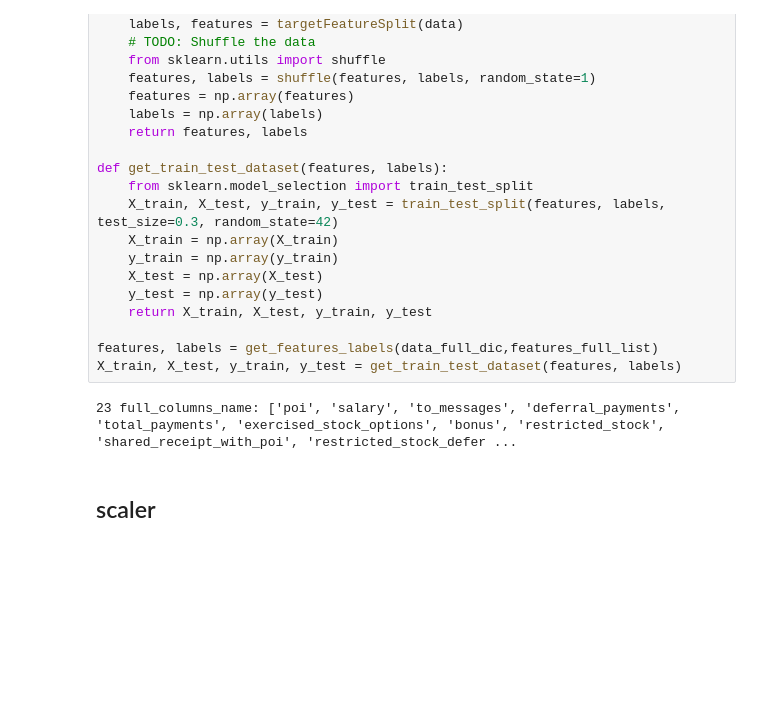
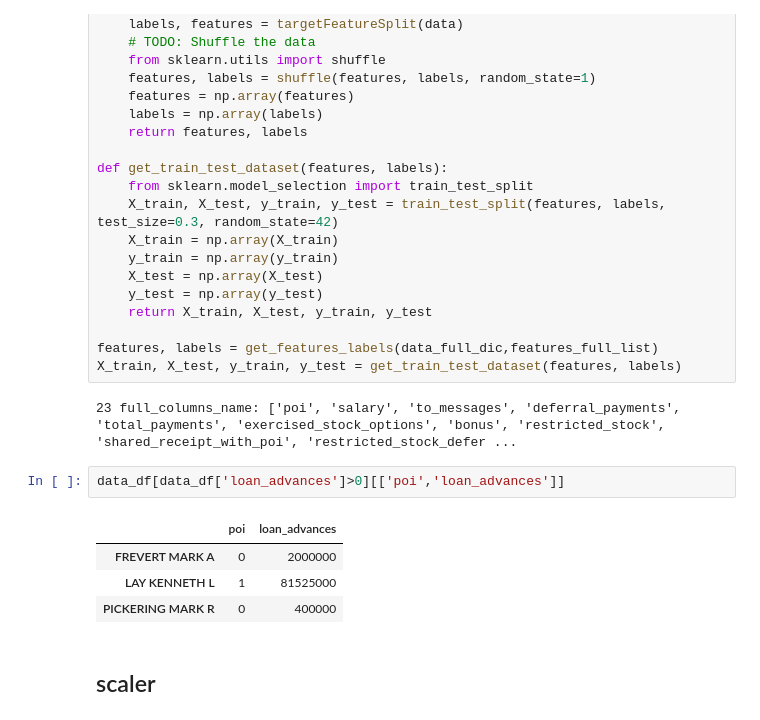
Before and after one commit to huohuotm/Udacity-DAND, a Jupyter notebook: P5-Intro to ML/Project5/final_project/poi_2.ipynb, the cells around one changed output. Saved outputs shown, nothing was run; the diff lists cells and outputs as text; blank space fills up the shorter version.

```diff
--- a/P5-Intro to ML/Project5/final_project/poi_2.ipynb
+++ b/P5-Intro to ML/Project5/final_project/poi_2.ipynb
@@ -231,6 +231,13 @@ features, labels = get_features_labels(data_full_dic,features_full_list)
 X_train, X_test, y_train, y_test = get_train_test_dataset(features, labels)
 # %% [output]
 23 full_columns_name: ['poi', 'salary', 'to_messages', 'deferral_payments', 'total_payments', 'exercised_stock_options', 'bonus', 'restricted_stock', 'shared_receipt_with_poi', 'restricted_stock_defer ...
+# %%
+data_df[data_df['loan_advances']>0][['poi','loan_advances']]
+# %% [output]
+|  | poi | loan_advances |
+| FREVERT MARK A | 0 | 2000000 |
+| LAY KENNETH L | 1 | 81525000 |
+| PICKERING MARK R | 0 | 400000 |
 # %% [markdown]
 ## scaler
 # %%
```
Also changed, not shown: parts of 24 cells of this notebook, 3 other files.
